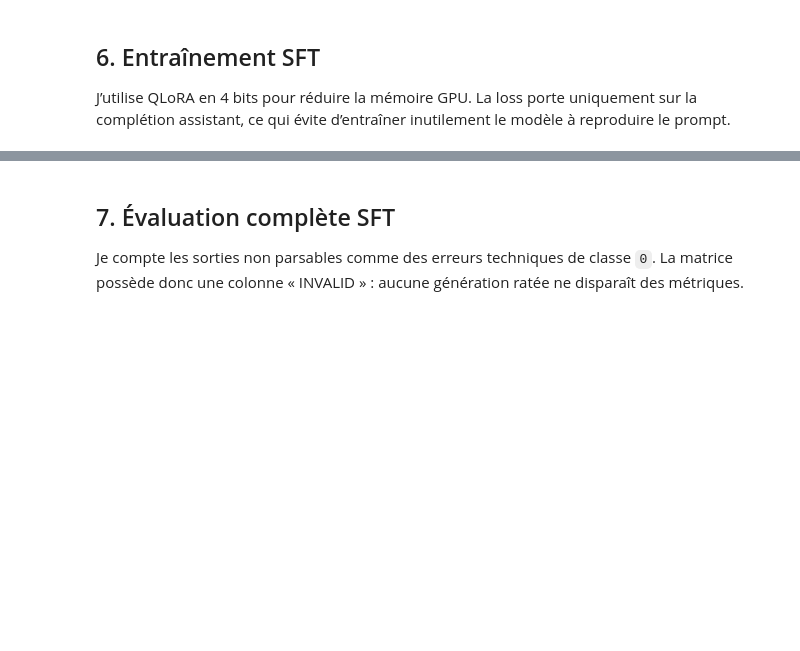
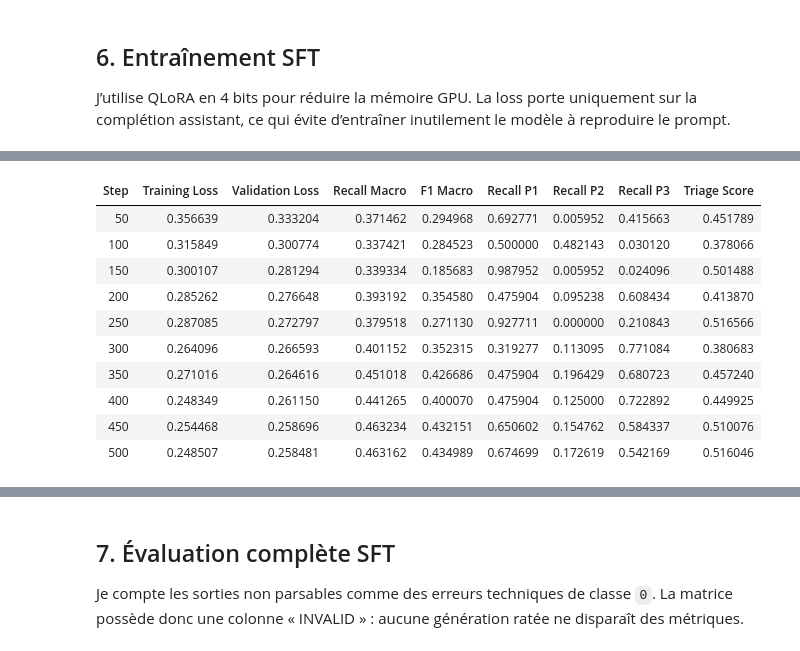
Before and after one commit to gonzalezcourrier34-glitch/medical_triage_agent, a Jupyter notebook: notebooks/03_finetuning_sft_dpo.ipynb, the cells around one changed output, grey strips where cells are left out. Saved outputs shown, nothing was run; the diff lists cells and outputs as text; code cells hidden in the pictures; blank space fills up the shorter version.

```diff
--- a/notebooks/03_finetuning_sft_dpo.ipynb
+++ b/notebooks/03_finetuning_sft_dpo.ipynb
@@ -939,0 +3408,17 @@ display(pd.DataFrame([{
+# %%
+# Initialisation W&B
+# Démarre le suivi du SFT avec les paramètres essentiels du run.
+
+sft_run = start_wandb_run("sft", {
+    "train_rows": len(train_records),                   # Volume train
+    "validation_rows": len(validation_records),         # Volume validation
+    "test_rows": len(test_records),                     # Volume test
+    "sft_sha256": file_sha256(SFT_PATH),                # Dataset source
+    "max_length": CONFIG.sft_max_length,                # Longueur maximale
+    "epochs": CONFIG.sft_epochs,                        # Nombre d'epochs
+    "learning_rate": CONFIG.sft_learning_rate,          # Learning rate
+    "bf16": bf16,                                       # Calcul BF16
+    "fp16": fp16                                        # Calcul FP16
+})
+
+print(f"✓ W&B : {'activé' if sft_run else 'désactivé'}")
@@ -940,24 +3434,49 @@ display(pd.DataFrame([{
 # %%
-# Entraîne, évalue et sauvegarde le meilleur adapter SFT.
+# Entraînement SFT final
+# Entraîne, réévalue le meilleur checkpoint puis sauvegarde adapter et métriques.
 
-sft_train_output = sft_trainer.train()
-sft_validation_metrics = sft_trainer.evaluate()
+sft_train_output = train_sft(
+    sft_trainer,
+    resume=False                                      # Nouveau run complet
+)
 
-sft_trainer.save_model(str(SFT_MODEL_PATH))
-tokenizer.save_pretrained(SFT_MODEL_PATH)
+sft_validation_metrics = sft_trainer.evaluate()       # Évalue le meilleur checkpoint rechargé
+
+print(
+    "Checkpoint retenu :",
+    sft_trainer.state.best_model_checkpoint
+)
+
+print(
+    "Meilleur recall macro validation :",
+    sft_trainer.state.best_metric
+)
+
+save_sft_model(
+    sft_trainer,
+    tokenizer
+)
+
+
+# Métriques
+# Regroupe entraînement et validation puis sauvegarde le bilan du SFT.
 
 results = {
-    **{f"train_{k}": v for k, v in sft_train_output.metrics.items()},
+    **{
+        f"train_{key}": value
+        for key, value in sft_train_output.metrics.items()
+    },
     **sft_validation_metrics
 }
 
-(RUN_METRIC_DIR / "sft_training_metrics.json").write_text(
-    json.dumps(results, ensure_ascii=False, indent=2, default=str),
-    encoding="utf-8"
+save_metrics(
+    RUN_METRIC_DIR / "sft_training_metrics.json",
+    results
 )
 
 
-# Journalise la validation et l'adapter.
+# Traçabilité W&B
+# Journalise la validation et sauvegarde l'adapter LoRA comme artefact du run.
 
 if sft_run:
     sft_run.log({
@@ -967,16 +3486,25 @@ if sft_run:
 
     artifact = wandb.Artifact(
         "qwen3-triage-sft-adapter",
-        type="model",
-        metadata={"run_stamp": RUN_STAMP}
+        type="model",                                  # Artefact modèle
+        metadata={"run_stamp": RUN_STAMP}              # Run associé
     )
-    artifact.add_dir(str(SFT_MODEL_PATH))
+
+    artifact.add_dir(
+        str(SFT_MODEL_PATH)                            # Adapter + tokenizer
+    )
+
     sft_run.log_artifact(artifact)
     sft_run.finish()
 
 
-# Synthèse entraînement + validation.
+# Résultats
+# Affiche le bilan complet du run.
 
-display(pd.DataFrame(
-    [{"métrique": key, "valeur": value} for key, value in results.items()]
-))
+display(
+    pd.DataFrame([
+        {"métrique": key, "valeur": value}
+        for key, value in results.items()
+    ])
+)
+# %% [output]
@@ -982,0 +3512,11 @@ display(pd.DataFrame(
+| Step | Training Loss | Validation Loss | Recall Macro | F1 Macro | Recall P1 | Recall P2 | Recall P3 | Triage Score |
+| 50 | 0.356639 | 0.333204 | 0.371462 | 0.294968 | 0.692771 | 0.005952 | 0.415663 | 0.451789 |
+| 100 | 0.315849 | 0.300774 | 0.337421 | 0.284523 | 0.500000 | 0.482143 | 0.030120 | 0.378066 |
+| 150 | 0.300107 | 0.281294 | 0.339334 | 0.185683 | 0.987952 | 0.005952 | 0.024096 | 0.501488 |
+| 200 | 0.285262 | 0.276648 | 0.393192 | 0.354580 | 0.475904 | 0.095238 | 0.608434 | 0.413870 |
+| 250 | 0.287085 | 0.272797 | 0.379518 | 0.271130 | 0.927711 | 0.000000 | 0.210843 | 0.516566 |
+| 300 | 0.264096 | 0.266593 | 0.401152 | 0.352315 | 0.319277 | 0.113095 | 0.771084 | 0.380683 |
+| 350 | 0.271016 | 0.264616 | 0.451018 | 0.426686 | 0.475904 | 0.196429 | 0.680723 | 0.457240 |
+| 400 | 0.248349 | 0.261150 | 0.441265 | 0.400070 | 0.475904 | 0.125000 | 0.722892 | 0.449925 |
+| 450 | 0.254468 | 0.258696 | 0.463234 | 0.432151 | 0.650602 | 0.154762 | 0.584337 | 0.510076 |
+| 500 | 0.248507 | 0.258481 | 0.463162 | 0.434989 | 0.674699 | 0.172619 | 0.542169 | 0.516046 |
```
Also changed, not shown: parts of 124 cells of this notebook, 23 other files.
